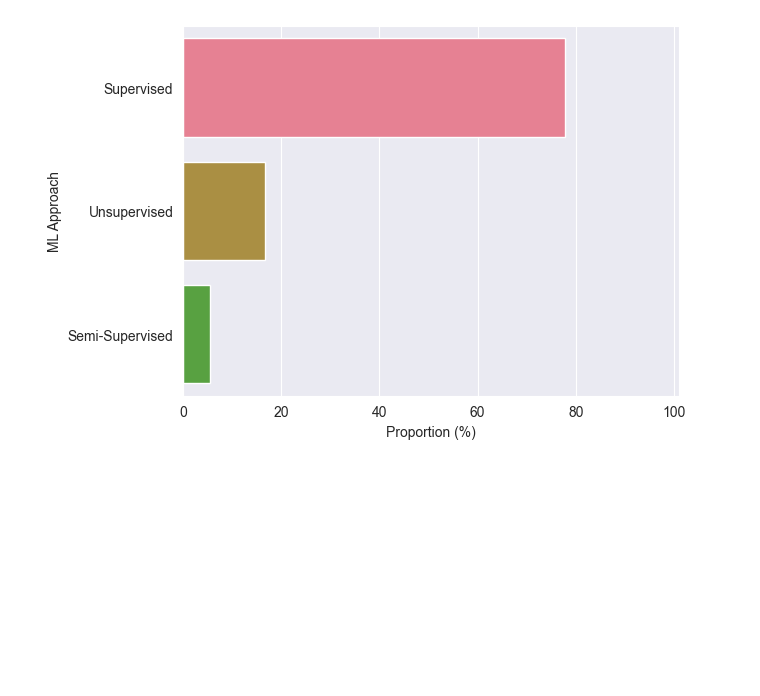
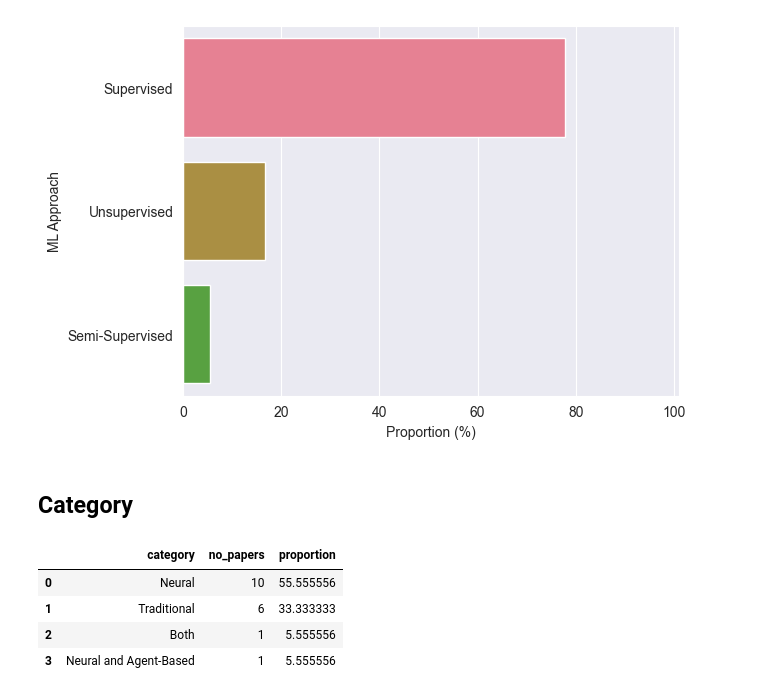
Before and after one commit to m-messer/In-Depth_Analysis_ML_Graders_Analysis, a Jupyter notebook: analysis.ipynb, the cells around one changed output. Drawn from its saved outputs; the diff is of its cells as text; code cells hidden in the pictures; blank space fills up the shorter version.

```diff
--- a/analysis.ipynb
+++ b/analysis.ipynb
@@ -70,3 +70,16 @@ plt.xlim([0, 101])
 plt.savefig('plots/approach.pdf', bbox_inches='tight')
 # %% [output]
 [figure]
+# %% [markdown]
+## Category
+# %%
+category = df.category.value_counts().reset_index()
+category.columns = ["category", 'no_papers']
+category['proportion'] = (category.no_papers / category.no_papers.sum()) * 100
+category
+# %% [output]
+|  | category | no_papers | proportion |
+| 0 | Neural | 10 | 55.555556 |
+| 1 | Traditional | 6 | 33.333333 |
+| 2 | Both | 1 | 5.555556 |
+| 3 | Neural and Agent-Based | 1 | 5.555556 |
```
Also changed, not shown: parts of 1 cell of this notebook, 1 other file.
